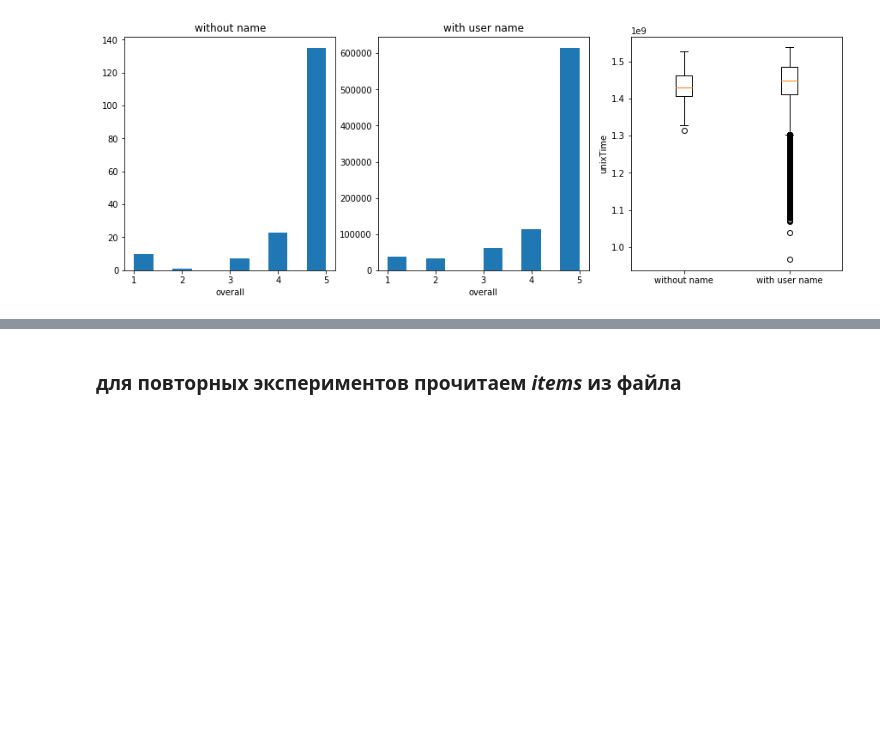
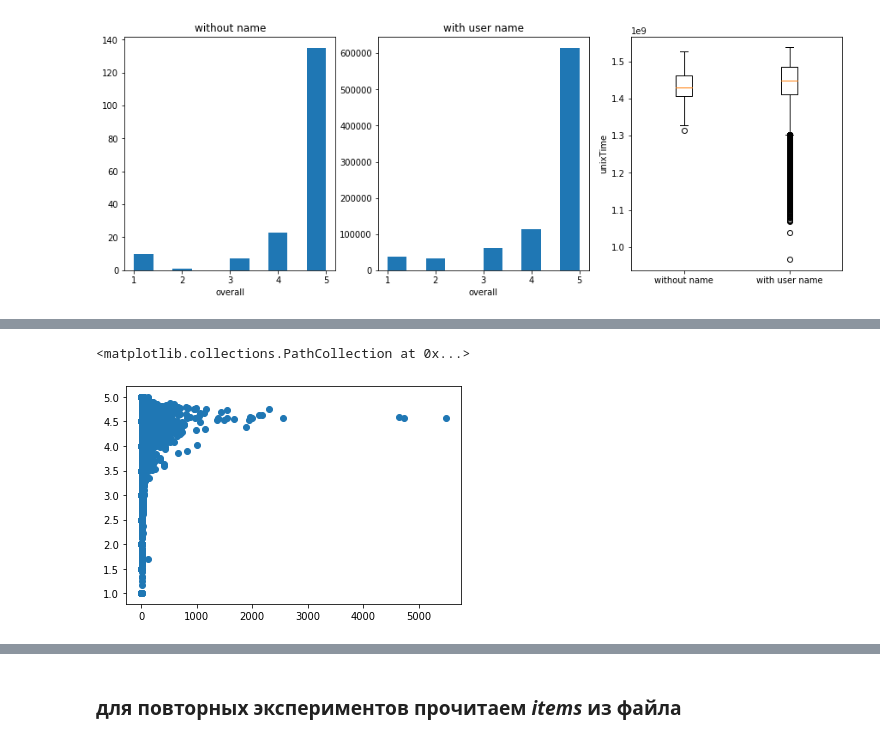
Before and after one commit to AnnaGrechina/SkillFactory, a Jupyter notebook: RDS_4_Recommendation_Challenge/recommend_challenge.ipynb, the cells around one changed output, grey strips where cells are left out. Drawn from its saved outputs; the diff is of its cells as text; code cells hidden in the pictures; blank space fills up the shorter version.

```diff
--- a/RDS_4_Recommendation_Challenge/recommend_challenge.ipynb
+++ b/RDS_4_Recommendation_Challenge/recommend_challenge.ipynb
@@ -205,2 +113,0 @@ submission.to_csv('data/submission.csv', index=False)
-# %%
-train['vote'].fillna(0, inplace=True)
@@ -239,0 +114,3 @@ users_features
+# %%
+train['vote'] = train['vote'].fillna('0').astype('float64')
+train['vote'].isna().sum()
@@ -287,0 +178,3 @@ items.sample(5)
+# %%
+# добавим среднюю оценку для каждого товара
+items['overall_av'] = train[['itemid', 'overall']].groupby('itemid').mean()
@@ -288 +198,8 @@ items.sample(5)
+# %%
+# Посмотрим на зависимость средней оценки от количетсва отзывов
+plt.scatter(items.NoRev, items.overall_av)
+# видим, что для часто покупаемых товаров характерны высокие оценки
+# %% [output]
+<matplotlib.collections.PathCollection at 0x...>
+[figure, added]
 # %%
```
Also changed, not shown: parts of 124 cells of this notebook, 1 other file.
